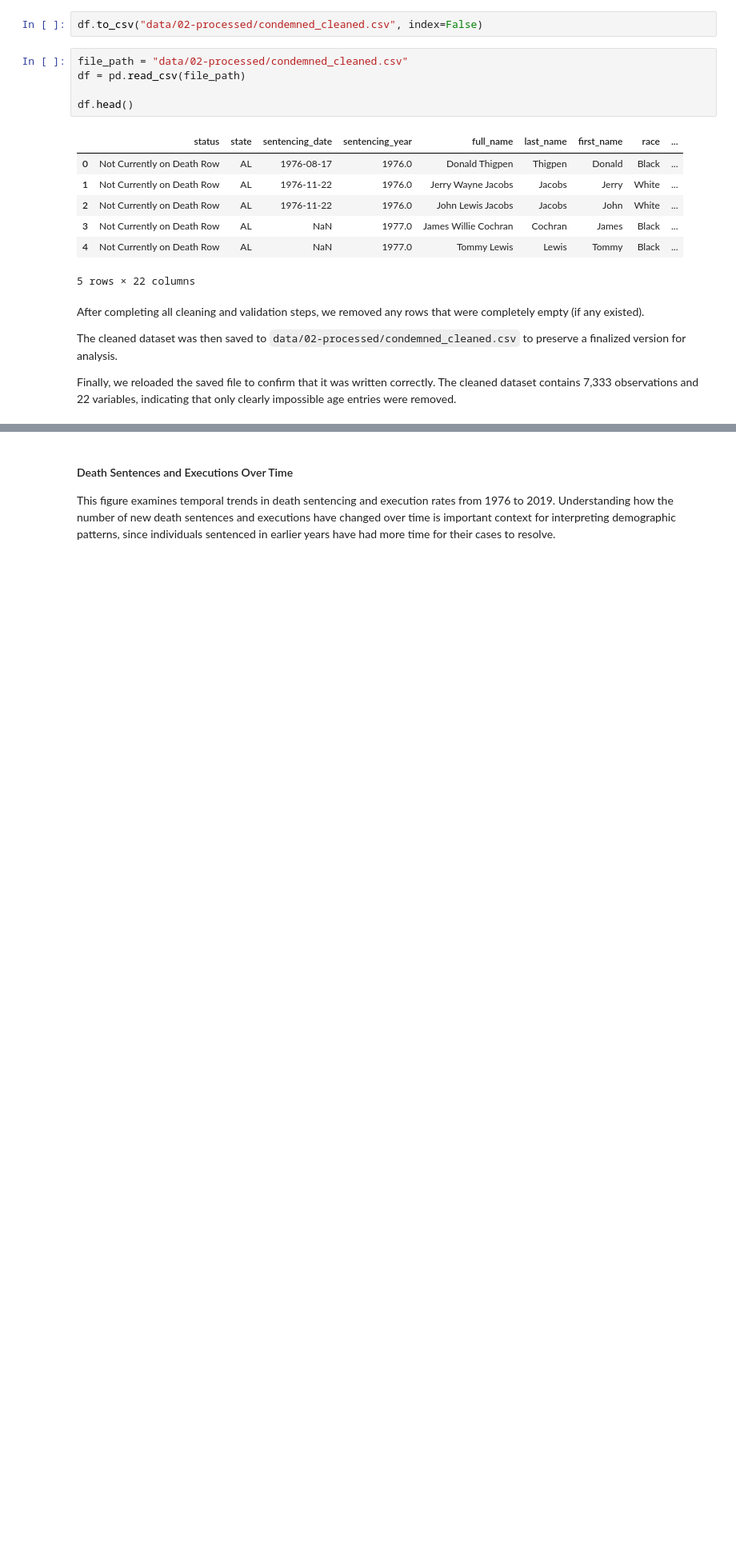
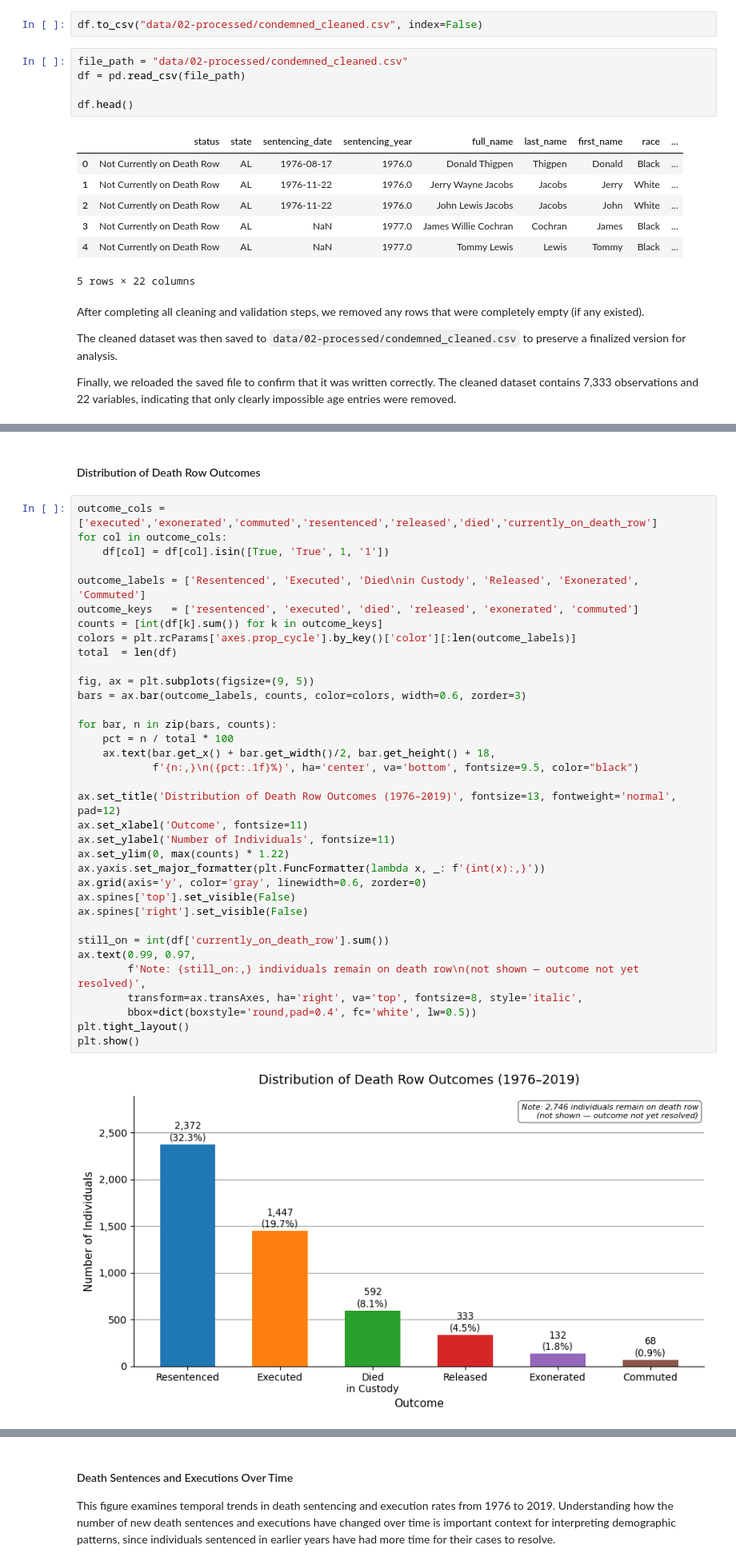
Before and after one commit to COGS108/Group152_WI26, a Jupyter notebook: 03-FinalProject.ipynb, the cells around one changed output, grey strips where cells are left out. Shown at 80% size. Saved outputs shown, nothing was run; the diff lists cells and outputs as text; blank space fills up the shorter version.

```diff
--- a/03-FinalProject.ipynb
+++ b/03-FinalProject.ipynb
@@ -472 +474,40 @@ Finally, we reloaded the saved file to confirm that it was written correctly. Th
 ### Exploratory Data Analysis
+# %% [markdown]
+#### Distribution of Death Row Outcomes
+# %%
+outcome_cols = ['executed','exonerated','commuted','resentenced','released','died','currently_on_death_row']
+for col in outcome_cols:
+    df[col] = df[col].isin([True, 'True', 1, '1'])
+
+outcome_labels = ['Resentenced', 'Executed', 'Died\nin Custody', 'Released', 'Exonerated', 'Commuted']
+outcome_keys   = ['resentenced', 'executed', 'died', 'released', 'exonerated', 'commuted']
+counts = [int(df[k].sum()) for k in outcome_keys]
+colors = plt.rcParams['axes.prop_cycle'].by_key()['color'][:len(outcome_labels)]
+total  = len(df)
+
+fig, ax = plt.subplots(figsize=(9, 5))
+bars = ax.bar(outcome_labels, counts, color=colors, width=0.6, zorder=3)
+
+for bar, n in zip(bars, counts):
+    pct = n / total * 100
+    ax.text(bar.get_x() + bar.get_width()/2, bar.get_height() + 18,
+            f'{n:,}\n({pct:.1f}%)', ha='center', va='bottom', fontsize=9.5, color="black")
+
+ax.set_title('Distribution of Death Row Outcomes (1976–2019)', fontsize=13, fontweight='normal', pad=12)
+ax.set_xlabel('Outcome', fontsize=11)
+ax.set_ylabel('Number of Individuals', fontsize=11)
+ax.set_ylim(0, max(counts) * 1.22)
+ax.yaxis.set_major_formatter(plt.FuncFormatter(lambda x, _: f'{int(x):,}'))
+ax.grid(axis='y', color='gray', linewidth=0.6, zorder=0)
+ax.spines['top'].set_visible(False)
+ax.spines['right'].set_visible(False)
+
+still_on = int(df['currently_on_death_row'].sum())
+ax.text(0.99, 0.97,
+        f'Note: {still_on:,} individuals remain on death row\n(not shown — outcome not yet resolved)',
+        transform=ax.transAxes, ha='right', va='top', fontsize=8, style='italic',
+        bbox=dict(boxstyle='round,pad=0.4', fc='white', lw=0.5))
+plt.tight_layout()
+plt.show()
+# %% [output]
+[figure, added]
```
Also changed, not shown: parts of 55 cells of this notebook.
